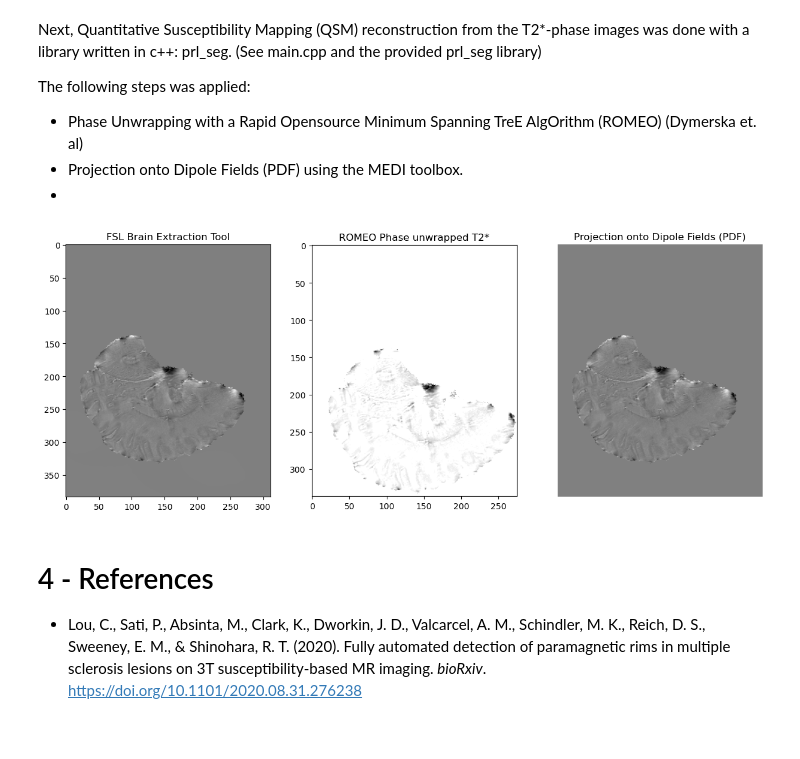
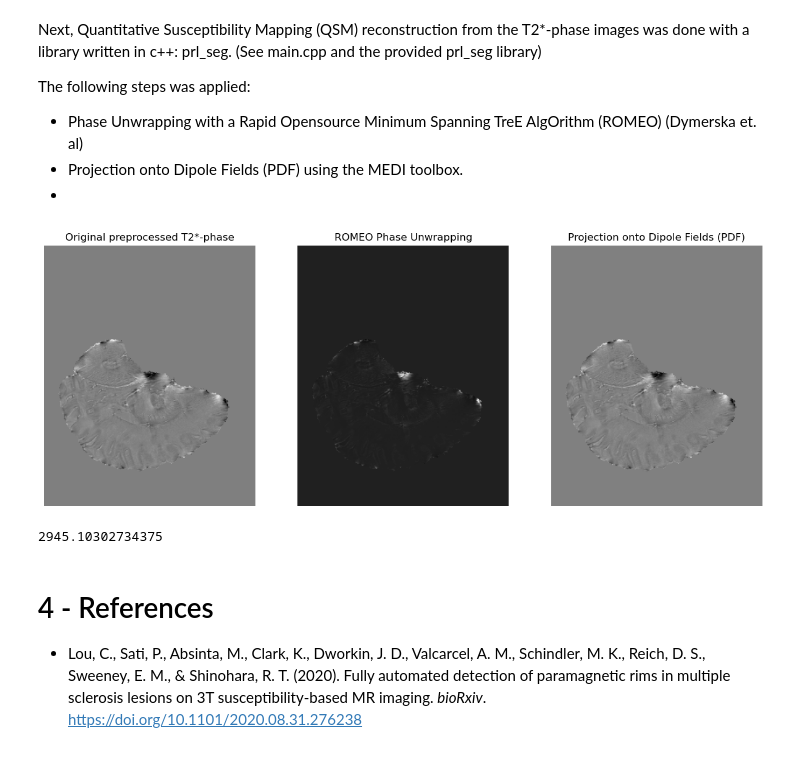
Before and after one commit to optimazter/prl_seg, a Jupyter notebook: visualization.ipynb, the cells around one changed output. Saved outputs shown, nothing was run; the diff lists cells and outputs as text; code cells hidden in the pictures.

Commit message:
Visualization notebook added

```diff
--- a/visualization.ipynb
+++ b/visualization.ipynb
@@ -58,17 +58,22 @@ The following steps was applied:
 # %%
 OUT_PATH = "output"
 
-BET = "bet.nii.gz"
 RDF = "romeo.nii.gz"
 PHASE_UNWRAPPED = "pdf.nii.gz"
 
 
 fig2, axs2 = plt.subplots(ncols = 3, nrows = 1, figsize = (15, 6))
-nii.plot_nifti_on_ax(axs2[0], f"{OUT_PATH}/{PATIENT_ID}/{BET}", "FSL Brain Extraction Tool")
-nii.plot_nifti_on_ax(axs2[1], f"{OUT_PATH}/{PATIENT_ID}/{PHASE_UNWRAPPED}", "ROMEO Phase unwrapping")
+nii.plot_nifti_on_ax(axs2[0], f"{ORIG_PATH}/{PATIENT_ID}/{PHASE}", "Original preprocessed T2*-phase")
+nii.plot_nifti_on_ax(axs2[1], f"{OUT_PATH}/{PATIENT_ID}/{PHASE_UNWRAPPED}", "ROMEO Phase Unwrapping")
 nii.plot_nifti_on_ax(axs2[2], f"{OUT_PATH}/{PATIENT_ID}/{RDF}", "Projection onto Dipole Fields (PDF)")
 # %% [output]
-[figure, old version]
+[figure, new version]
+# %%
+img = sitk.ReadImage(f"{OUT_PATH}/{PATIENT_ID}/{PHASE_UNWRAPPED}")
+arr = sitk.GetArrayFromImage(img)
+arr.max()
+# %% [output]
+2945.10302734375
 # %% [markdown]
 # 4 - References
 
```
Also changed, not shown: parts of 1 cell of this notebook, 12 other files.
